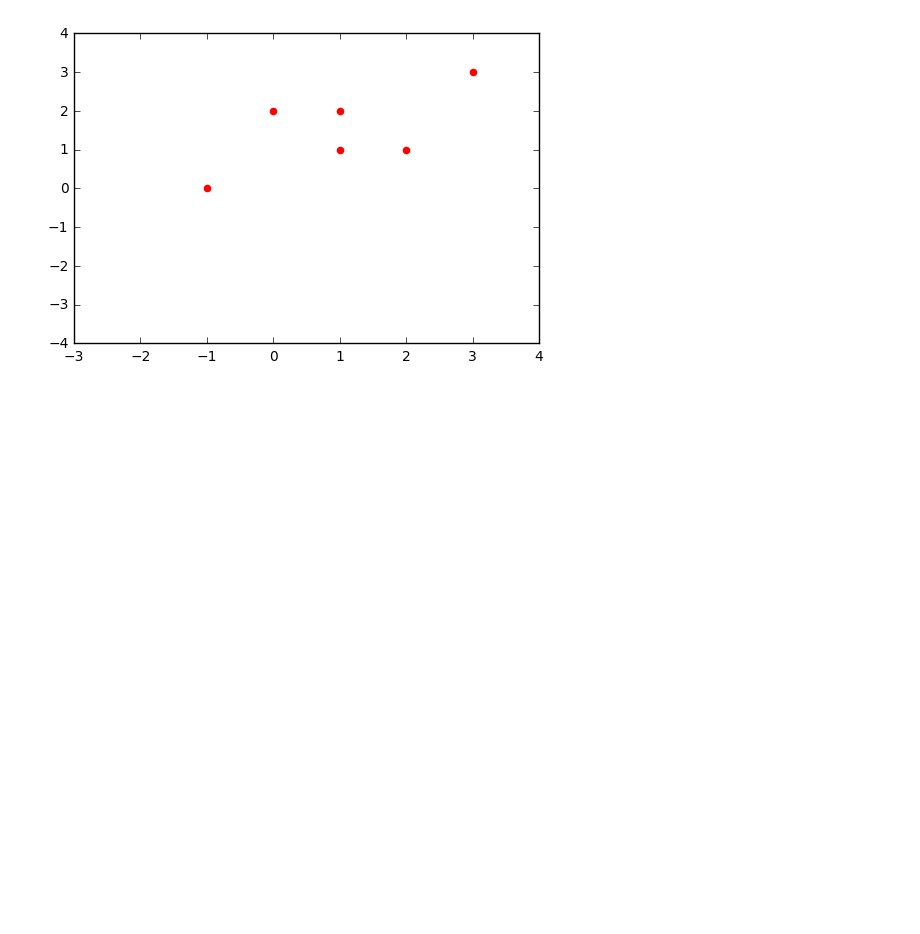
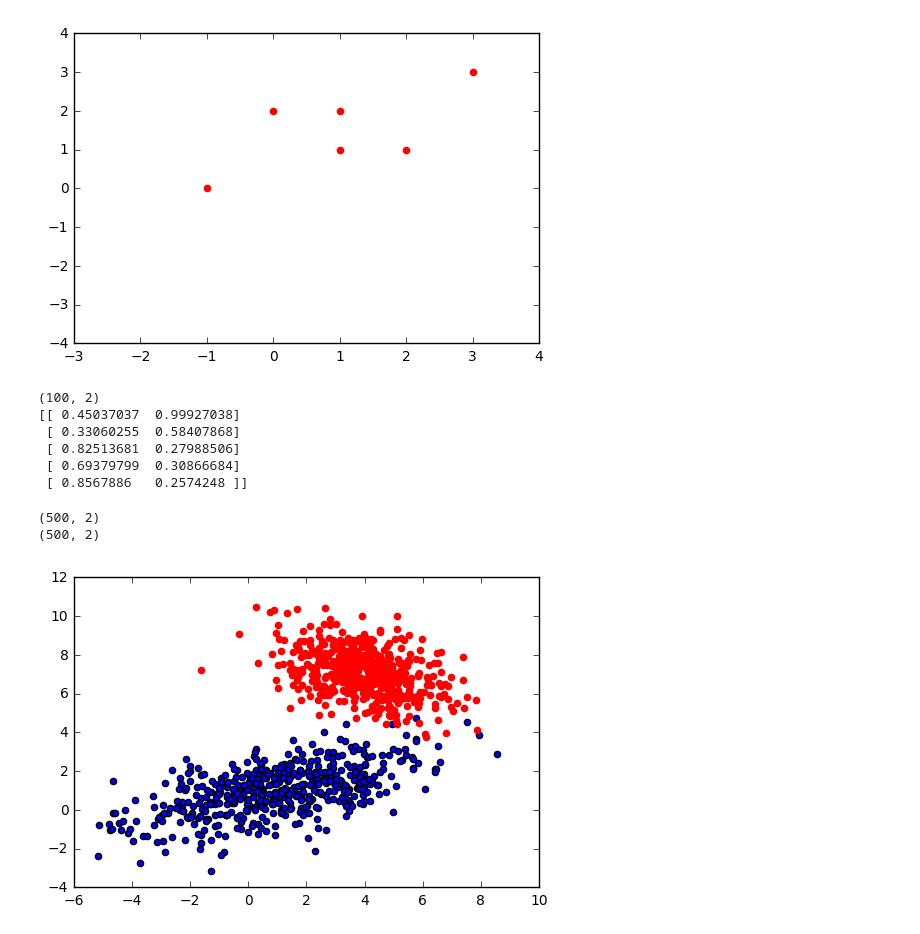
Before and after one commit to coding-blocks-archives/Perceptron_Bootcamp_Summer_2017, a Jupyter notebook: class_02/Numpy.ipynb, the cells around one changed output. Cells and saved outputs as stored; diff of their text form; code cells hidden in the pictures; blank space fills up the shorter version.

Commit message:
Generate points from multivariate normal

```diff
--- a/class_02/Numpy.ipynb
+++ b/class_02/Numpy.ipynb
@@ -63,3 +63,38 @@ plt.scatter(x[:, 0], x[:, 1], color='red')
 plt.show()
 # %% [output]
 [figure]
+# %%
+size = (100, 2)
+x = np.random.random(size)
+print x.shape
+print x[:5, :]
+# %% [output]
+(100, 2)
+[[ 0.45037037  0.99927038]
+ [ 0.33060255  0.58407868]
+ [ 0.82513681  0.27988506]
+ [ 0.69379799  0.30866684]
+ [ 0.8567886   0.2574248 ]]
+# %%
+mean_01 = np.array([1, 1])
+cov_01 = np.array([[2.9, 1.4], [1.7, 1.5]])
+
+mean_02 = np.array([4, 7])
+cov_02 = np.array([[2, -0.7], [-0.7, 1.5]])
+
+data_01 = np.random.multivariate_normal(mean_01, cov_01, 500)
+data_02 = np.random.multivariate_normal(mean_02, cov_02, 500)
+print data_01.shape
+print data_02.shape
+# %% [output]
+(500, 2)
+(500, 2)
+# %%
+plt.figure(0)
+
+plt.scatter(data_01[:, 0], data_01[:, 1])
+plt.scatter(data_02[:, 0], data_02[:, 1], color='red')
+
+plt.show()
+# %% [output]
+[figure, added]
```
